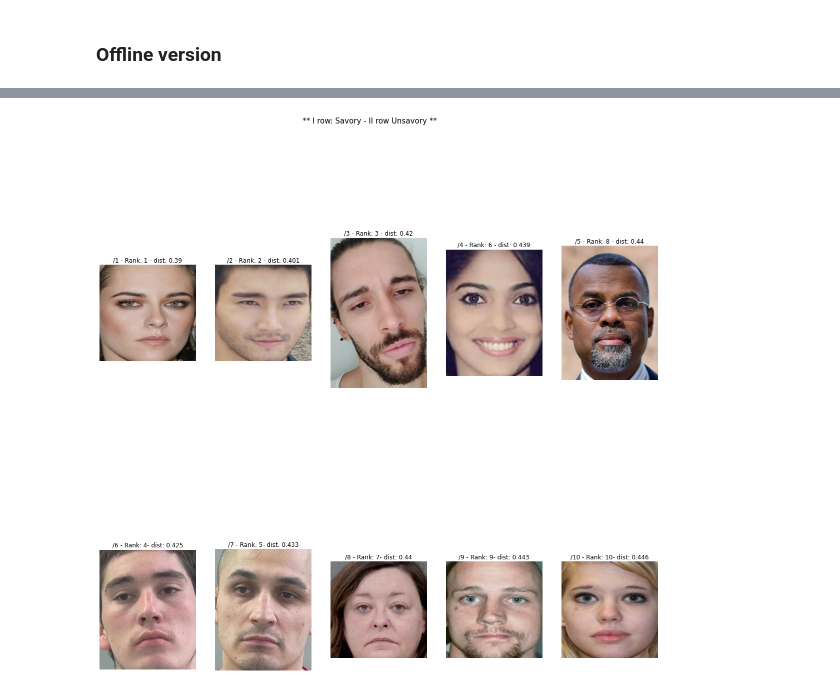
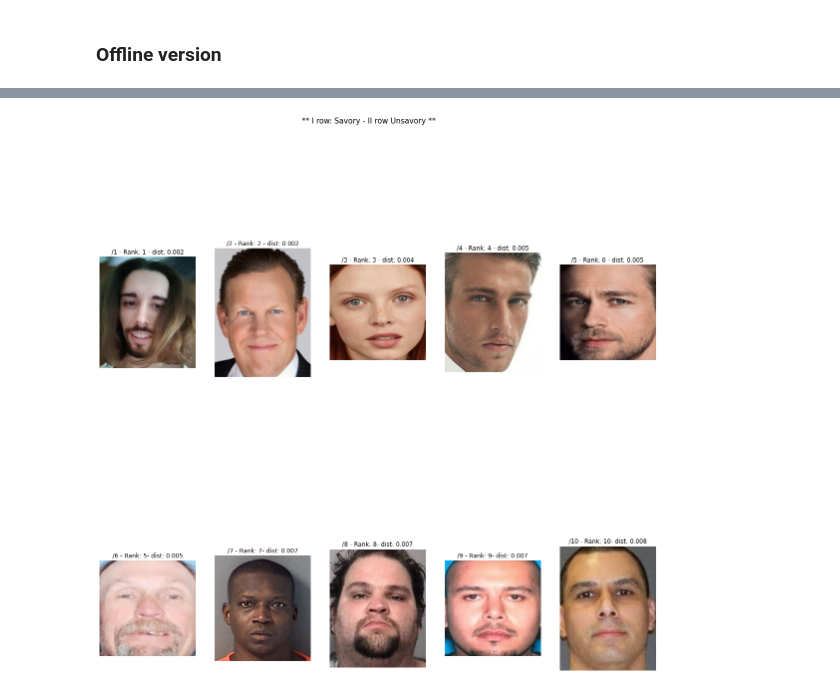
Before and after one commit to AlexGerry/Face_good_vs_bad, a Jupyter notebook: test_cbir.ipynb, the cells around one changed output, grey strips where cells are left out. Saved outputs shown, nothing was run; the diff lists cells and outputs as text; code cells hidden in the pictures.

```diff
--- a/test_cbir.ipynb
+++ b/test_cbir.ipynb
@@ -46,6 +47,11 @@ siamese_embeddings = "./src/CNN_training/final_siamese_embedding_model"
 siamese_savory = "./src/CNN_training/Features/feature_savory.pkl"
 siamese_unsavory = "./src/CNN_training/Features/feature_unsavory.pkl"
 image_train_paths = "./src/CNN_training/Features/path_final.pkl"
+# CNN
+cnn_path = './src/CNN_transfer/trained_cnn/'
+cnn_savory = './src/CNN_transfer/cnn_withus/feature_savory.pkl'
+cnn_unsavory = './src/CNN_transfer/cnn_withus/feature_unsavory.pkl'
+cnn_image_train_paths = "./src/CNN_transfer/cnn_withus/cnn_train_paths.pkl"
 # %%
 #model = DeepModel(
 #        classifier_path,
@@ -58,3 +64,4 @@ image_train_paths = "./src/CNN_training/Features/path_final.pkl"
 color_model = ColorHistogram.load_model(new_color_path)
 #bovw_model = BOVW.load_model(new_bovw_path)
 #combined_model = CombinedModel.load_model(new_combined_path)
+cnn_model = CNN(cnn_path)
@@ -135,7 +127,7 @@ start_demo()
 # %% [markdown]
 ### Offline version
 # %%
-img_path = "C:/Users/Jarvis/Desktop/io.jpg"
+img_path = "C:/Users/Jarvis/Desktop/g.jpg"
 
 temp_dir = tempfile.TemporaryDirectory()
 print(temp_dir.name)
@@ -145,7 +137,8 @@ if len(faces) >= 1:
     for i, f in enumerate(faces):
         image = Image.fromarray(f)
         image.save(temp_dir.name+"./temp_crop.jpg")
-        result, most_similar_s, most_similar_u, feature, dist_s, dist_u = ColorHistogram.cbir(new_color_path, temp_dir.name+"./temp_crop.jpg", new_color_savory, new_color_unsavory, new_train_image_path_color)
+        #result, most_similar_s, most_similar_u, feature, dist_s, dist_u = ColorHistogram.cbir(new_color_path, temp_dir.name+"./temp_crop.jpg", new_color_savory, new_color_unsavory, new_train_image_path_color)
+        result, most_similar_s, most_similar_u, feature, dist_s, dist_u = cnn_model.cbir(temp_dir.name+"./temp_crop.jpg", cnn_savory, cnn_unsavory, cnn_image_train_paths)
         print(result[0])
         # CBIR
         imageSubplot(most_similar_s, most_similar_u, dist_s, dist_u)
@@ -171 +164 @@ savory
-[figure, old version]
+[figure, new version]
```
Also changed, not shown: parts of 7 cells of this notebook, 2 other files.
